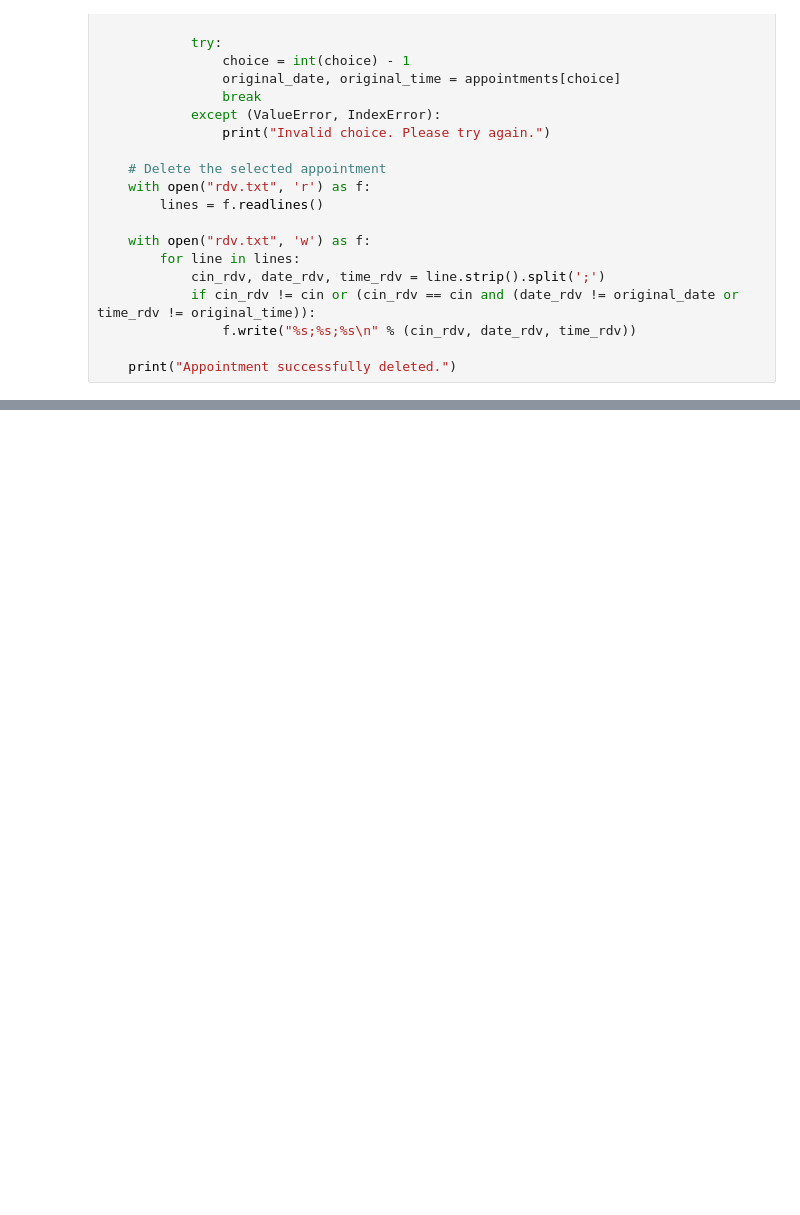
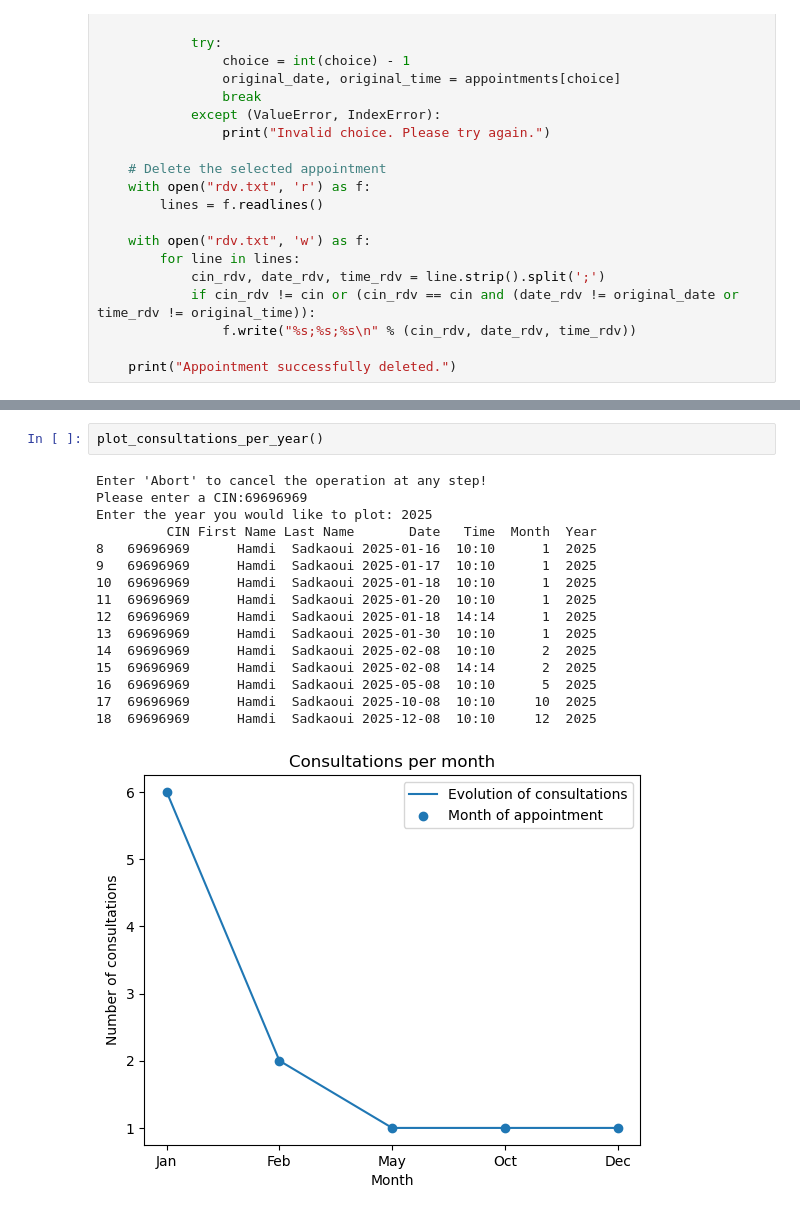
Before and after one commit to H4mdiSp4rda/Cabinet-Medical, a Jupyter notebook: Project py.ipynb, the cells around one changed output, grey strips where cells are left out. Cells and saved outputs as stored; diff of their text form; blank space fills up the shorter version.

```diff
--- a/Project py.ipynb
+++ b/Project py.ipynb
@@ -717,0 +883,19 @@ Historique file created successfully.
+# %%
+plot_consultations_per_year()
+# %% [output]
+Enter 'Abort' to cancel the operation at any step!
+Please enter a CIN:69696969
+Enter the year you would like to plot: 2025
+         CIN First Name Last Name       Date   Time  Month  Year
+8   69696969      Hamdi  Sadkaoui 2025-01-16  10:10      1  2025
+9   69696969      Hamdi  Sadkaoui 2025-01-17  10:10      1  2025
+10  69696969      Hamdi  Sadkaoui 2025-01-18  10:10      1  2025
+11  69696969      Hamdi  Sadkaoui 2025-01-20  10:10      1  2025
+12  69696969      Hamdi  Sadkaoui 2025-01-18  14:14      1  2025
+13  69696969      Hamdi  Sadkaoui 2025-01-30  10:10      1  2025
+14  69696969      Hamdi  Sadkaoui 2025-02-08  10:10      2  2025
+15  69696969      Hamdi  Sadkaoui 2025-02-08  14:14      2  2025
+16  69696969      Hamdi  Sadkaoui 2025-05-08  10:10      5  2025
+17  69696969      Hamdi  Sadkaoui 2025-10-08  10:10     10  2025
+18  69696969      Hamdi  Sadkaoui 2025-12-08  10:10     12  2025
+[figure, added]
```
Also changed, not shown: parts of 6 cells of this notebook, 1 other file.
